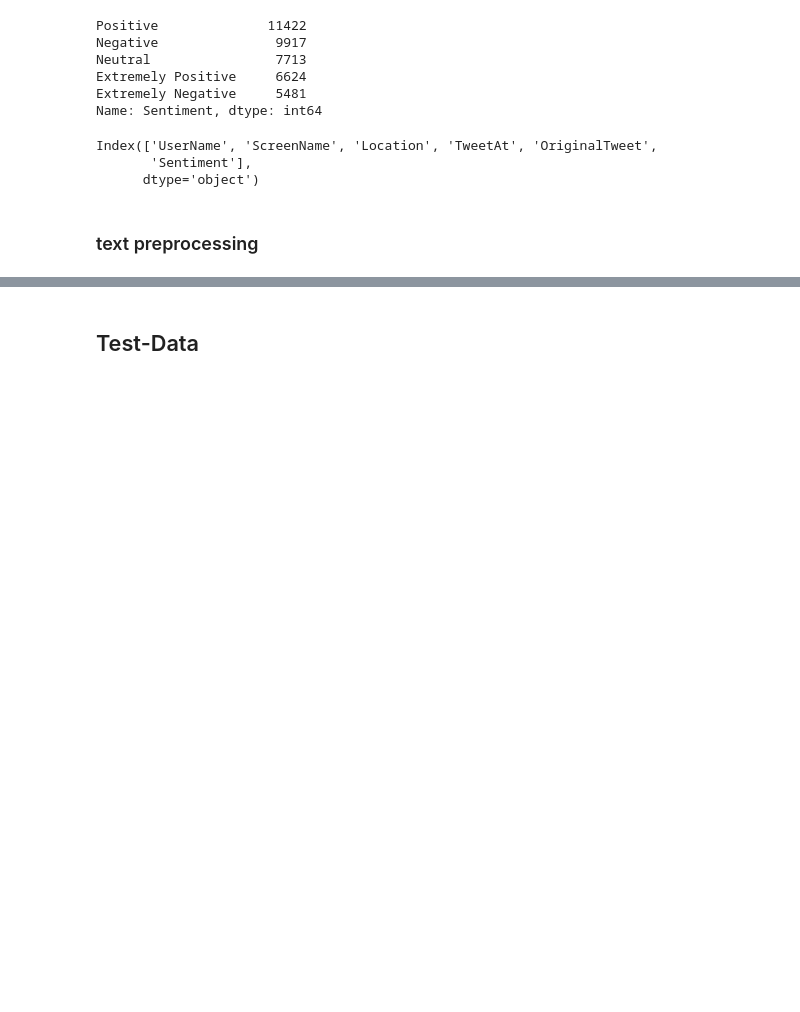
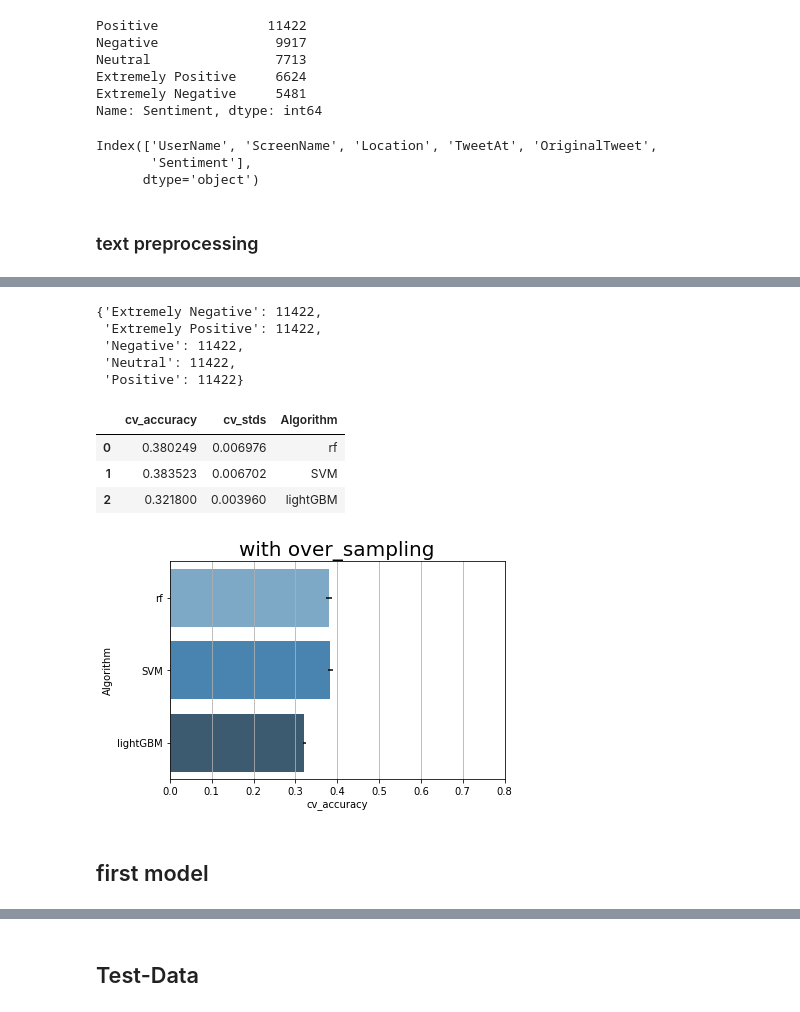
Before and after one commit to jafetsierra/Fine-tuning-BERT-for-text-classification, a Jupyter notebook: BERT_fine_tuning.ipynb, the cells around one changed output, grey strips where cells are left out. Saved outputs shown, nothing was run; the diff lists cells and outputs as text; code cells hidden in the pictures; blank space fills up the shorter version.

```diff
--- a/BERT_fine_tuning.ipynb
+++ b/BERT_fine_tuning.ipynb
@@ -96,3 +101,57 @@ y = df[['Sentiment_Extremely Negative', 'Sentiment_Extremely Positive',
+# %%
+smote = SMOTE ()
+#Aplicamos oversampling
+X_over, y_over = smote.fit_resample(X_,y_base_line)
+number_per_class = dict(Counter(y_over))
+number_per_class
+# %% [output]
+{'Extremely Negative': 11422,
+ 'Extremely Positive': 11422,
+ 'Negative': 11422,
+ 'Neutral': 11422,
+ 'Positive': 11422}
+# %%
+kfold_over = StratifiedKFold(10,shuffle=True)
+clfs_over = [
+        RandomForestClassifier(),
+        SVC(),
+        lgb.LGBMClassifier()
+]
+cv_results_over = []
+
+for classifier in clfs_over:
+  cv_results_over.append(cross_val_score(classifier,X_over,y_over,scoring='accuracy',cv=kfold_over))
+
+means_acc_over = []
+stds_acc_over = []
+classifiers_acc_over = ['rf','SVM','lightGBM']#,'ExtraTreesClf']
+for result in cv_results_over:
+  means_acc_over.append(result.mean())
+  stds_acc_over.append(result.std())
+
+rta_over = {
+    'cv_accuracy': means_acc_over,
+    'cv_stds': stds_acc_over,
+    'Algorithm':classifiers_acc_over
+}
+rta_df_over = pd.DataFrame.from_dict(rta_over)
+rta_df_over
+# %% [output]
+|  | cv_accuracy | cv_stds | Algorithm |
+| 0 | 0.380249 | 0.006976 | rf |
+| 1 | 0.383523 | 0.006702 | SVM |
+| 2 | 0.321800 | 0.003960 | lightGBM |
+# %%
+ax = sns.barplot('cv_accuracy','Algorithm',palette="Blues_d",data=rta_df_over,**{'xerr':stds_acc_over})
+ax.grid(axis='x')
+plt.title('with over_sampling',fontdict={'fontsize':20})
+plt.xlim(0,0.8)
+plt.savefig('cv-resumen-over.png')
+plt.show()
+# %% [output]
+[figure, added]
+# %% [markdown]
+## first model
 # %%
 bert_preprocess = hub.KerasLayer('https://tfhub.dev/tensorflow/bert_en_uncased_preprocess/3')
 bert_encoder    = hub.KerasLayer('https://tfhub.dev/tensorflow/bert_en_uncased_L-12_H-768_A-12/4',trainable=True)
```
Also changed, not shown: parts of 17 cells of this notebook.
